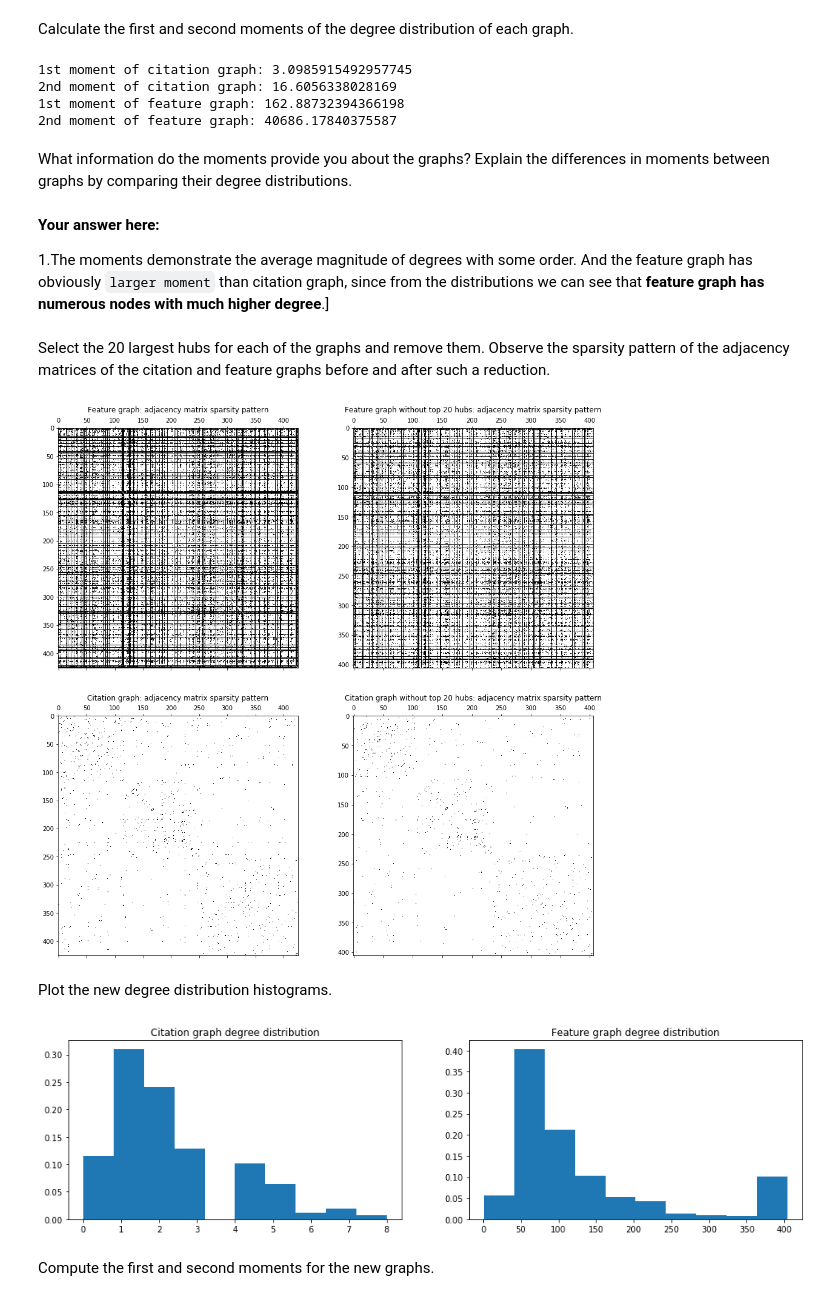
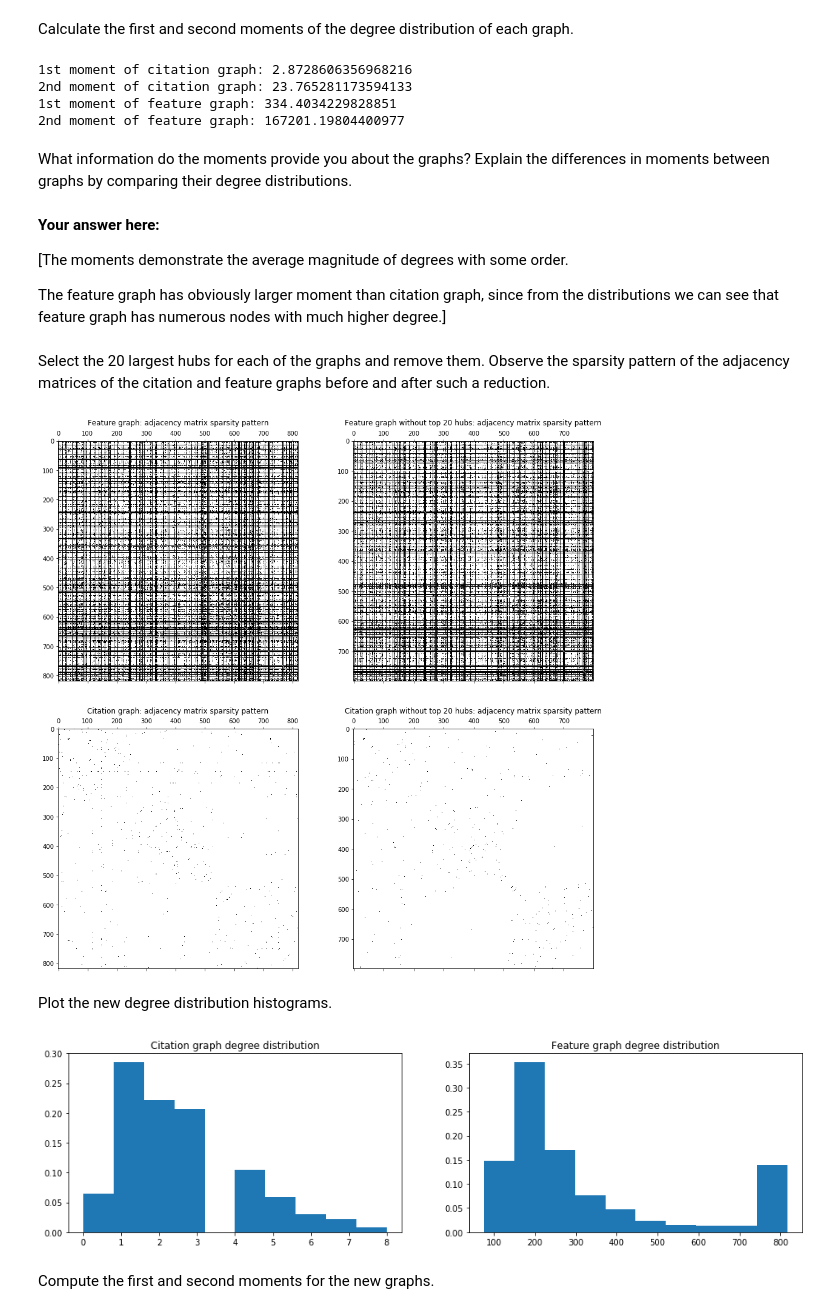
Before and after one commit to xiaohai12/ntds2019, a Jupyter notebook: assignments/1_network_science.ipynb, the cells around one changed output. Saved outputs shown, nothing was run; the diff lists cells and outputs as text; code cells hidden in the pictures.

```diff
--- a/assignments/1_network_science.ipynb
+++ b/assignments/1_network_science.ipynb
@@ -81,0 +71,6 @@ Name: class_label, dtype: int64
+# %%
+
+paper_names = pd_content['class_label'].unique()
+for name in paper_names:
+    paper_num = np.sum(pd_content['class_label'] == name)
+    print('For the research field ', name, 'we have ', paper_num, ' papers')
@@ -83,8 +86,9 @@ Name: class_label, dtype: int64
 Select all papers from a field of your choice and store their feature vectors into a NumPy array.
 Check its shape.
 # %%
-my_field = pd_content['class_label'][4]
+my_field = paper_names[0]
 features = pd_content[pd_content['class_label'] == my_field]
-features = features[word_attributes].to_numpy()
-print('the field '+my_field + ' has feature vectors with shape',features.shape)
+features = features[word_attributes]
+features = np.array(features)
+features.shape
 # %% [output]
@@ -124,7 +127,7 @@ First, let us choose the mean distance as the threshold.
 # %%
 threshold = mean_distance
 A_feature = distance + np.eye(my_paper_num) * threshold # always ensure that the diagonal element is zero
-A_feature = (A_feature < threshold).astype(int)
+A_feature = (A_feature < threshold).astype(np.float)
 # %% [markdown]
 Now read the `cora.cites` file and construct the citation graph by converting the given citation connections into an adjacency matrix.
 # %%
@@ -146,7 +149,9 @@ A_citation.shape
 Get the adjacency matrix of the citation graph for the field that you chose.
 You have to appropriately reduce the adjacency matrix of the citation graph.
 # %%
-mask = (pd_content['class_label'] != my_field).to_numpy()
+
+mask = pd_content['class_label'] != my_field
+mask = np.array(mask)
 A_citation = np.delete(A_citation, np.arange(total_paper_num)[mask], axis = 0)
 A_citation = np.delete(A_citation, np.arange(total_paper_num)[mask], axis = 1)
 print(A_citation.shape)
@@ -207,17 +213,19 @@ print(f"2nd moment of citation graph: {cit_moment_2}")
 print(f"1st moment of feature graph: {feat_moment_1}")
 print(f"2nd moment of feature graph: {feat_moment_2}")
 # %% [output]
-1st moment of citation graph: 3.0985915492957745
-2nd moment of citation graph: 16.6056338028169
-1st moment of feature graph: 162.88732394366198
-2nd moment of feature graph: 40686.17840375587
+1st moment of citation graph: 2.8728606356968216
+2nd moment of citation graph: 23.765281173594133
+1st moment of feature graph: 334.4034229828851
+2nd moment of feature graph: 167201.19804400977
 # %% [markdown]
 What information do the moments provide you about the graphs?
 Explain the differences in moments between graphs by comparing their degree distributions.
 # %% [markdown]
 **Your answer here:**
 
-1.The moments demonstrate the average magnitude of degrees with some order. And the feature graph has obviously `larger moment` than citation graph, since from the distributions we can see that **feature graph has numerous nodes with much higher degree**.]
+[The moments demonstrate the average magnitude of degrees with some order.
+
+The feature graph has obviously larger moment than citation graph, since from the distributions we can see that feature graph has numerous nodes with much higher degree.]
 # %% [markdown]
 Select the 20 largest hubs for each of the graphs and remove them. Observe the sparsity pattern of the adjacency matrices of the citation and feature graphs before and after such a reduction.
 # %%
@@ -238,23 +246,23 @@ axes[1, 0].spy(A_citation);
 axes[1, 1].set_title('Citation graph without top 20 hubs: adjacency matrix sparsity pattern')
 axes[1, 1].spy(reduced_A_citation);
 # %% [output]
-[figure, old version]
+[figure, new version]
 # %% [markdown]
 Plot the new degree distribution histograms.
 # %%
-## modify
-reduced_degrees_feat = np.sum(reduced_A_feature, axis = 1)
-reduced_degrees_cit = np.sum(reduced_A_citation, axis = 1)
+
+reduced_degrees_feat = np.delete(degrees_feature, index_feature)
+reduced_degrees_cit = np.delete(degrees_citation, index_citation)
 
 deg_hist_normalization = np.ones(reduced_degrees_feat.shape[0])/reduced_degrees_feat.shape[0]
 
 fig, axes = plt.subplots(1, 2, figsize=(16, 4))
 axes[0].set_title('Citation graph degree distribution')
 axes[0].hist(reduced_degrees_cit, weights=deg_hist_normalization);
 axes[1].set_title('Feature graph degree distribution')
 axes[1].hist(reduced_degrees_feat, weights=deg_hist_normalization);
 # %% [output]
-[figure, old version]
+[figure, new version]
 # %% [markdown]
 Compute the first and second moments for the new graphs.
 # %%
```
Also changed, not shown: parts of 57 cells of this notebook.
